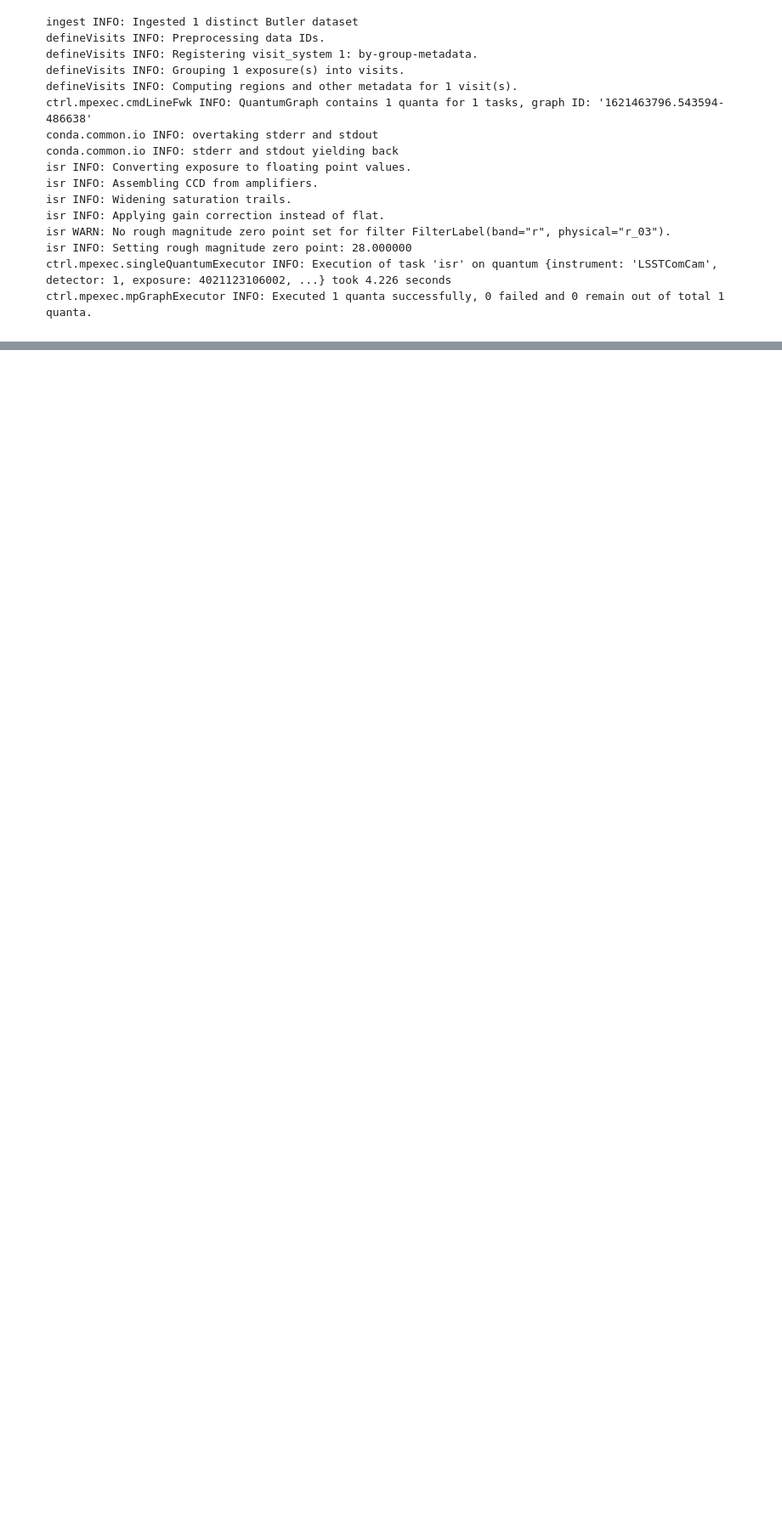
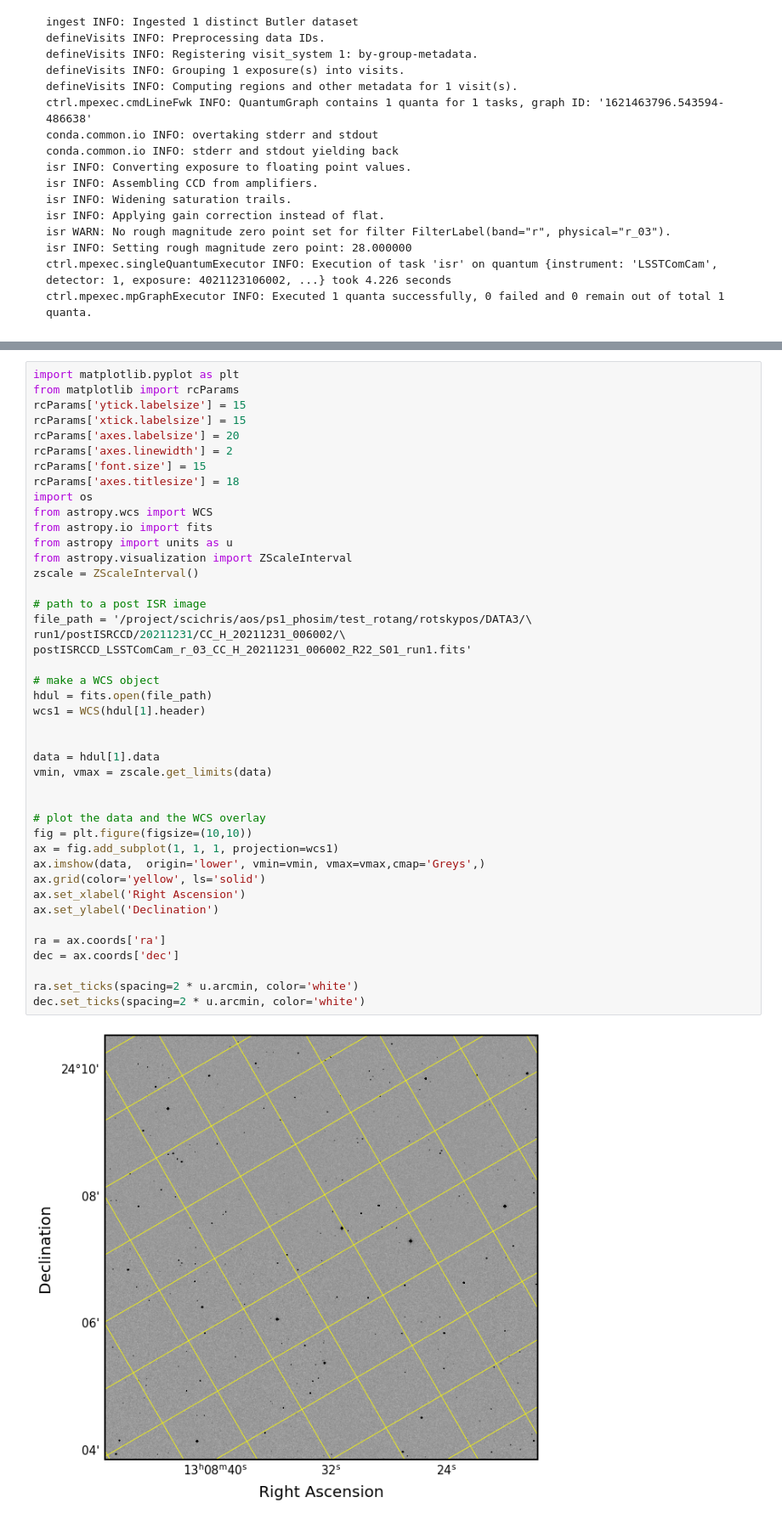
Before and after one commit to suberlak/AOS, a Jupyter notebook: AOS_PS1_ROTANG_inspect.ipynb, the cells around one changed output, grey strips where cells are left out. Shown at 85% size. Drawn from its saved outputs; the diff is of its cells as text; blank space fills up the shorter version.

```diff
--- a/AOS_PS1_ROTANG_inspect.ipynb
+++ b/AOS_PS1_ROTANG_inspect.ipynb
@@ -279,0 +282,45 @@ Using /project/scichris/aos/ps1_phosim/test_rotang/rotskypos/DATA4/
+# %%
+import matplotlib.pyplot as plt
+from matplotlib import rcParams
+rcParams['ytick.labelsize'] = 15
+rcParams['xtick.labelsize'] = 15
+rcParams['axes.labelsize'] = 20
+rcParams['axes.linewidth'] = 2
+rcParams['font.size'] = 15
+rcParams['axes.titlesize'] = 18
+import os
+from astropy.wcs import WCS
+from astropy.io import fits
+from astropy import units as u
+from astropy.visualization import ZScaleInterval
+zscale = ZScaleInterval()
+
+# path to a post ISR image
+file_path = '/project/scichris/aos/ps1_phosim/test_rotang/rotskypos/DATA3/\
+run1/postISRCCD/20211231/CC_H_20211231_006002/\
+postISRCCD_LSSTComCam_r_03_CC_H_20211231_006002_R22_S01_run1.fits'
+
+# make a WCS object
+hdul = fits.open(file_path)
+wcs1 = WCS(hdul[1].header)
+
+
+data = hdul[1].data
+vmin, vmax = zscale.get_limits(data)
+
+
+# plot the data and the WCS overlay
+fig = plt.figure(figsize=(10,10))
+ax = fig.add_subplot(1, 1, 1, projection=wcs1)
+ax.imshow(data,  origin='lower', vmin=vmin, vmax=vmax,cmap='Greys',)
+ax.grid(color='yellow', ls='solid')
+ax.set_xlabel('Right Ascension')
+ax.set_ylabel('Declination')
+
+ra = ax.coords['ra']
+dec = ax.coords['dec']
+
+ra.set_ticks(spacing=2 * u.arcmin, color='white')
+dec.set_ticks(spacing=2 * u.arcmin, color='white')
+# %% [output]
+[figure, added]
```
Also changed, not shown: parts of 2 cells of this notebook, 5 other files.
